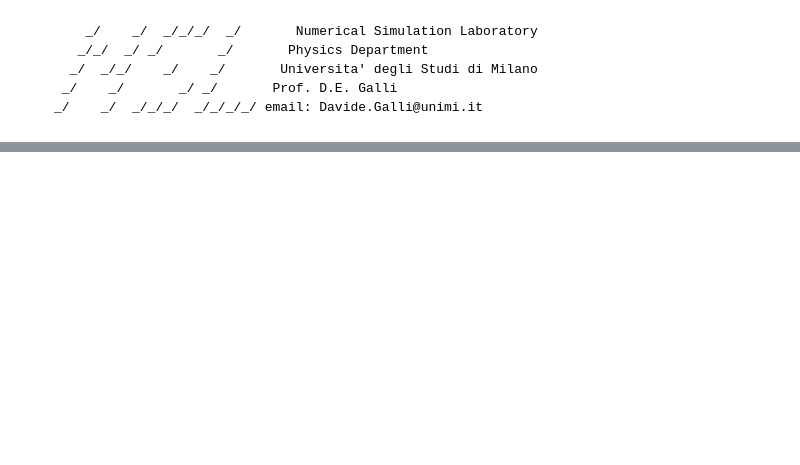
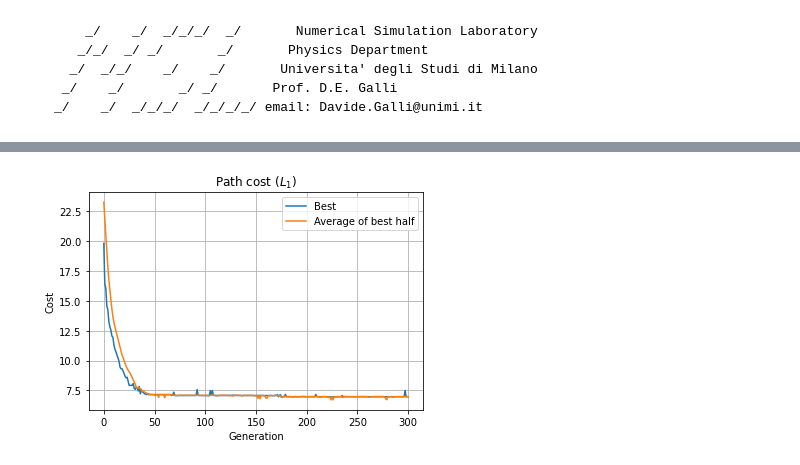
Before and after one commit to teozec/numerical-simulation, a Jupyter notebook: 9/9.ipynb, the cells around one changed output, grey strips where cells are left out. Cells and saved outputs as stored; diff of their text form; code cells hidden in the pictures; blank space fills up the shorter version.

```diff
--- a/9/9.ipynb
+++ b/9/9.ipynb
@@ -43,0 +58,14 @@ plt.show()
+# %%
+x = np.arange(out[:, 0].size)
+plt.plot(x, out[:, 0], label="Best");
+plt.plot(x, out[:, 1], label="Average of best half");
+plt.legend()
+
+plt.grid()
+plt.title("Path cost ($L_1$)")
+plt.xlabel("Generation")
+plt.ylabel("Cost")
+
+plt.show()
+# %% [output]
+[figure, added]
```
Also changed, not shown: parts of 11 cells of this notebook, 2 other files.
